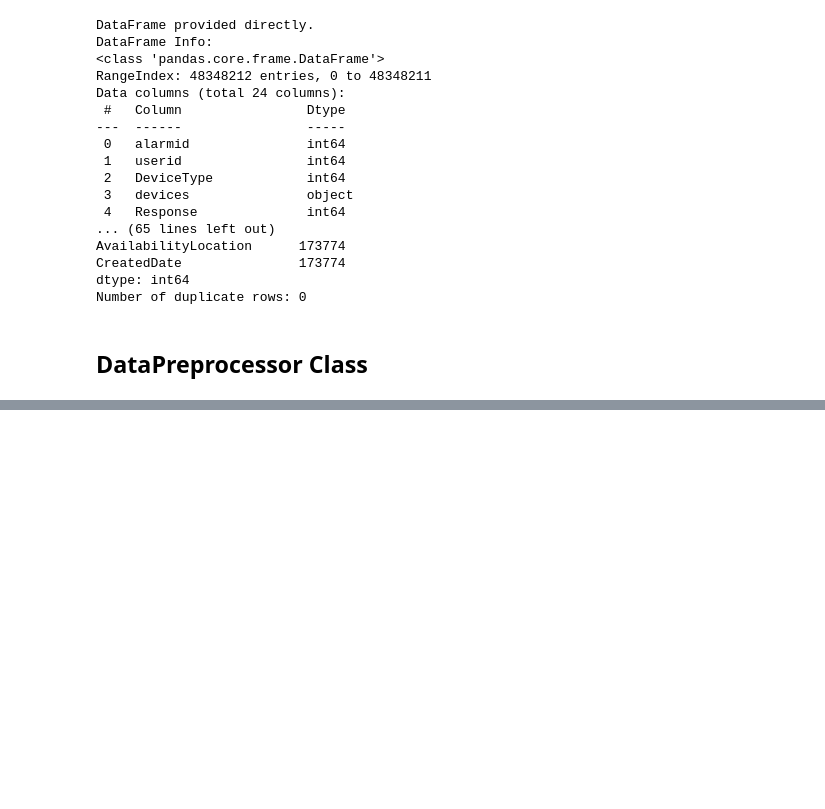
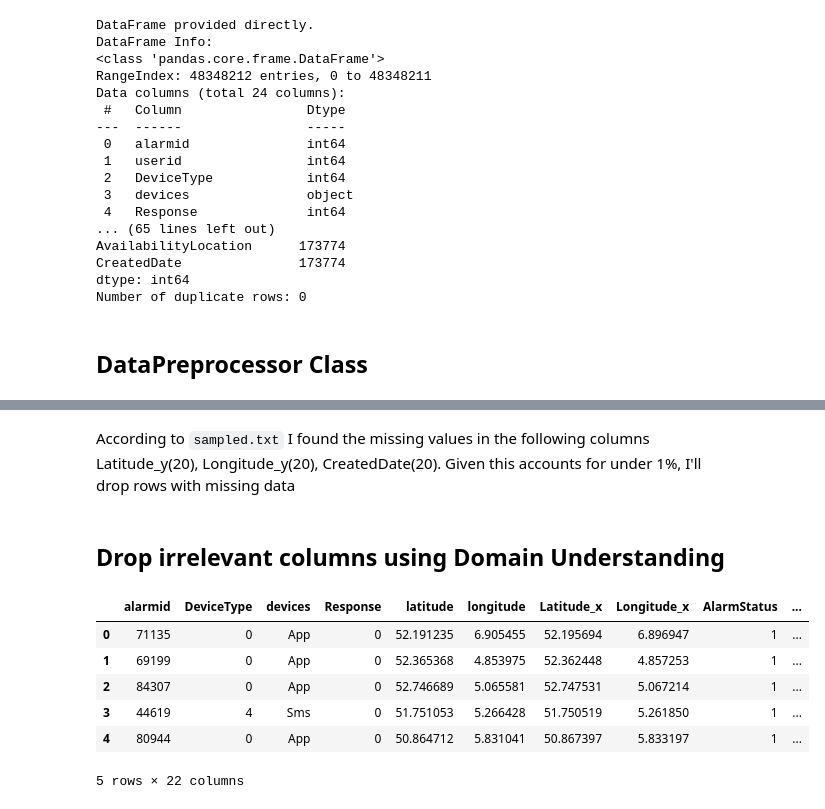
Before and after one commit to kayc0des/volunteer_reponse_eda, a Jupyter notebook: EDA.ipynb, the cells around one changed output, grey strips where cells are left out. Saved outputs shown, nothing was run; the diff lists cells and outputs as text; code cells hidden in the pictures; blank space fills up the shorter version.

```diff
--- a/EDA.ipynb
+++ b/EDA.ipynb
@@ -485,0 +575,8 @@ Columns dropped: []
+# %%
+sampled_data = PreliminaryDataInspection(file_path='data/sampled_data.csv', sep=',')
+
+with open('sampled.txt', 'w') as f:
+    sampled_data.check_info()
+    sampled_data.check_head()
+    sampled_data.check_missing_values()
+    sampled_data.check_duplicates()
@@ -485,0 +601,38 @@ Columns dropped: []
+# %% [markdown]
+According to `sampled.txt` I found the missing values in the following columns Latitude_y(20), Longitude_y(20), CreatedDate(20). Given this accounts for under 1%, I'll drop rows with missing data
+# %%
+data = sampled_data.df
+
+data = data.dropna()
+# %% [markdown]
+## Drop irrelevant columns using Domain Understanding
+# %%
+def drop_columns(df, columns):
+    '''
+    Drop columns
+
+    Args:
+        df: Dataframe
+        columns: columns to drop
+
+    Return
+        Updated data frame
+    '''
+    if not isinstance(columns, list):
+        raise TypeError(f'List expected')
+    else:
+        dropped = df.drop(columns=columns)
+
+    return dropped
+
+data = drop_columns(data, columns=['userid', 'DateOfBirth', 'alarmlocaltime', 'CreatedDate'])
+# %%
+data.head()
+# %% [output]
+|  | alarmid | DeviceType | devices | Response | latitude | longitude | Latitude_x | Longitude_x | AlarmStatus | ... |
+| 0 | 71135 | 0 | App | 0 | 52.191235 | 6.905455 | 52.195694 | 6.896947 | 1 | ... |
+| 1 | 69199 | 0 | App | 0 | 52.365368 | 4.853975 | 52.362448 | 4.857253 | 1 | ... |
+| 2 | 84307 | 0 | App | 0 | 52.746689 | 5.065581 | 52.747531 | 5.067214 | 1 | ... |
+| 3 | 44619 | 4 | Sms | 0 | 51.751053 | 5.266428 | 51.750519 | 5.261850 | 1 | ... |
+| 4 | 80944 | 0 | App | 0 | 50.864712 | 5.831041 | 50.867397 | 5.833197 | 1 | ... |
+5 rows × 22 columns
```
Also changed, not shown: parts of 18 cells of this notebook, 3 other files.
